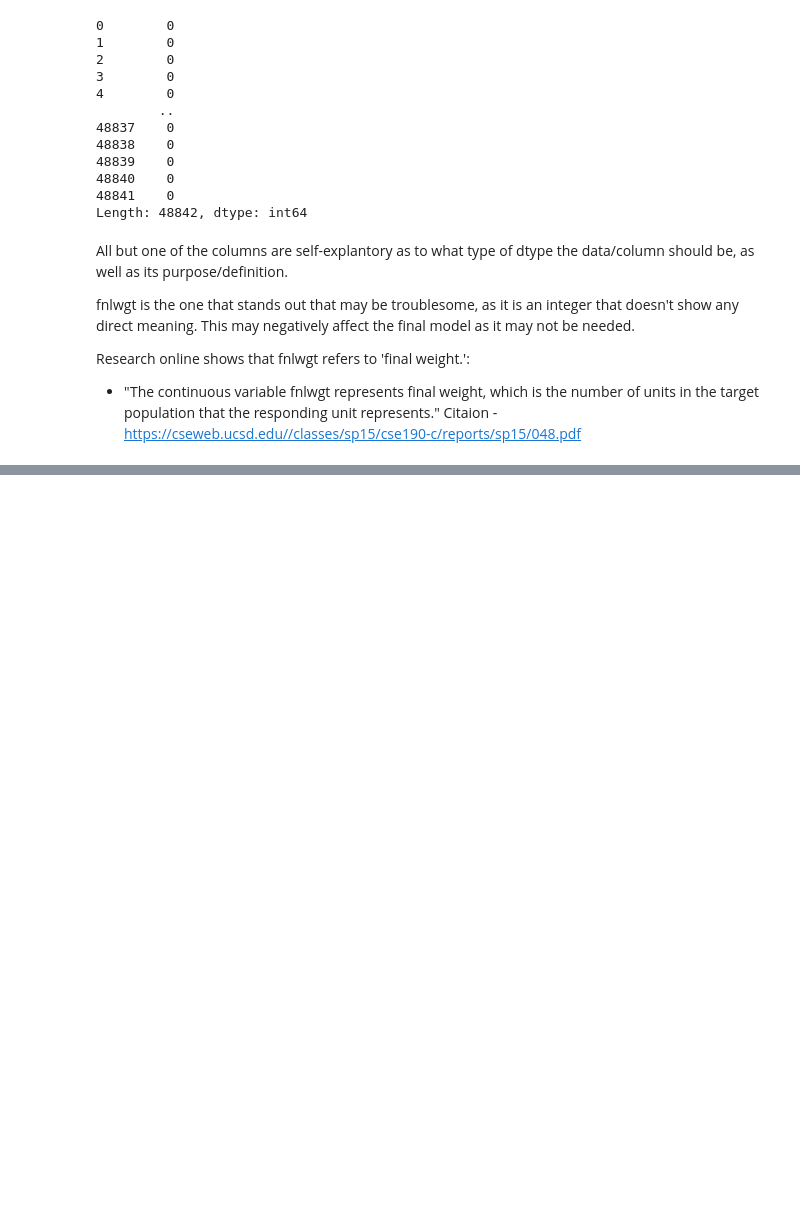
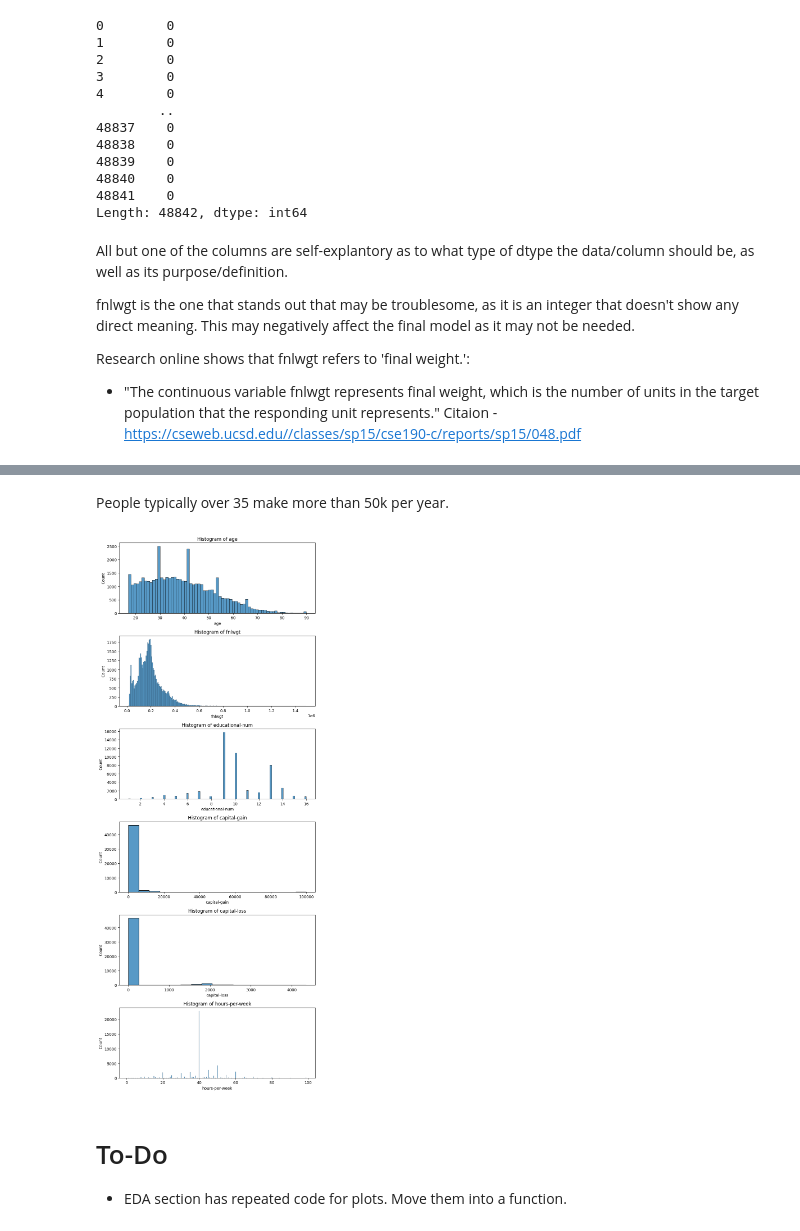
Before and after one commit to hokushrine/Prediction-of-Adult-Income, a Jupyter notebook: Adult_Income_Analysis.ipynb, the cells around one changed output, grey strips where cells are left out. Cells and saved outputs as stored; diff of their text form; code cells hidden in the pictures; blank space fills up the shorter version.

```diff
--- a/Adult_Income_Analysis.ipynb
+++ b/Adult_Income_Analysis.ipynb
@@ -124,0 +223,6 @@ Citaion - https://cseweb.ucsd.edu//classes/sp15/cse190-c/reports/sp15/048.pdf
+# %%
+# Confirm that fat variations have been fixed
+for col in categorical_columns:
+  print(f"Value Counts for {col}")
+  print(df[col].value_counts())
+  print("\n")
@@ -124,0 +282,6 @@ Citaion - https://cseweb.ucsd.edu//classes/sp15/cse190-c/reports/sp15/048.pdf
+# %%
+# Obtain the value counts for all string columns
+for col in categorical_columns:
+  print(f"Value Counts for {col}")
+  print(df[col].value_counts())
+  print("\n")
@@ -124,0 +450,18 @@ Citaion - https://cseweb.ucsd.edu//classes/sp15/cse190-c/reports/sp15/048.pdf
+# %% [markdown]
+People typically over 35 make more than 50k per year.
+# %%
+fig, axes = plt.subplots(nrows=len(numerical_columns), figsize=(8, 20))
+
+# Generate a histogram of all numeric columns for easy comparision
+for col, ax in zip(numerical_columns, axes):
+    sns.histplot(data=df, x=col, ax=ax)
+    ax.set_title(f'Histogram of {col}')
+
+# Use tight_layout for readability
+plt.tight_layout()
+plt.show()
+# %% [output]
+[figure, added]
+# %% [markdown]
+# To-Do
+- EDA section has repeated code for plots. Move them into a function.
```
Also changed, not shown: parts of 34 cells of this notebook.
